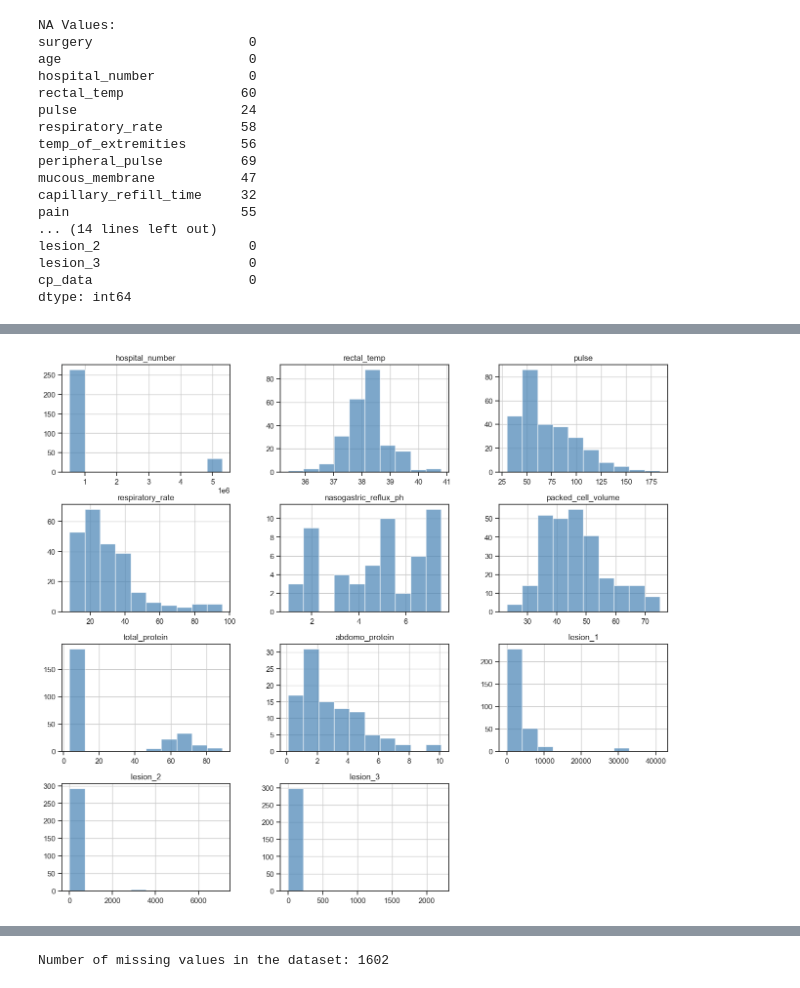
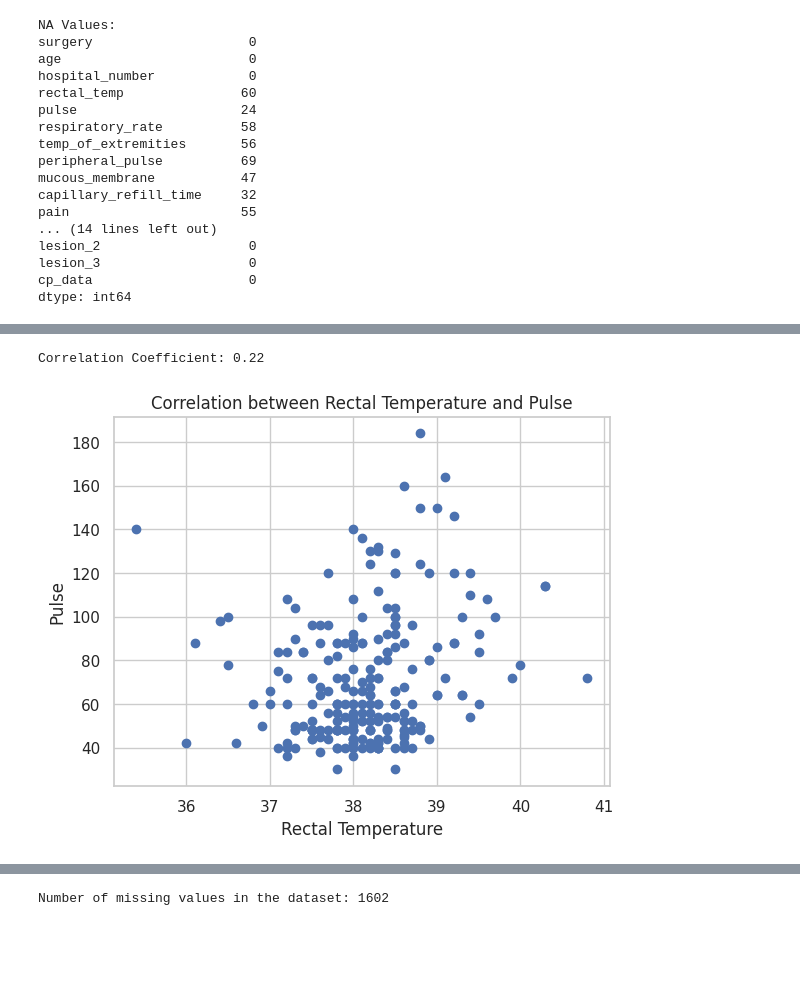
Before and after one commit to d-o-e/CST-383-Project, a Jupyter notebook: horse_colic_project.ipynb, the cells around one changed output, grey strips where cells are left out. Saved outputs shown, nothing was run; the diff lists cells and outputs as text; code cells hidden in the pictures; blank space fills up the shorter version.

```diff
--- a/horse_colic_project.ipynb
+++ b/horse_colic_project.ipynb
@@ -151,12 +227,16 @@ plt.show()
-# %%
-# Histogram representations of each column in the DataFrame
-fig, ax = plt.subplots(figsize=(16, 14))
-df.hist(ax=ax, color='steelblue', edgecolor='white', alpha=0.7)
-ax.grid(axis='y', linestyle='--', alpha=0.5)
-ax.spines['top'].set_visible(False)
-ax.spines['right'].set_visible(False)
-plt.xticks(fontsize=12)
-plt.yticks(fontsize=12)
-plt.show()
-# %% [output]
-[figure, removed]
+# %%
+# The correlation between recal_temp and pulse is approximately 0.20, indicating a weak positive correlation
+correlation_matrix = df[['rectal_temp', 'pulse']].corr()
+correlation_coefficient = correlation_matrix.loc['rectal_temp', 'pulse']
+print(f'Correlation Coefficient: {correlation_coefficient:.2f}')
+# Calculate the correlation coefficient
+x = df['rectal_temp']
+y = df['pulse']
+plt.scatter(x, y)
+plt.xlabel('Rectal Temperature')
+plt.ylabel('Pulse')
+plt.title('Correlation between Rectal Temperature and Pulse')
+plt.show()
+# %% [output]
+Correlation Coefficient: 0.22
+[figure, added]
```
Also changed, not shown: parts of 61 cells of this notebook, 1 other file.
